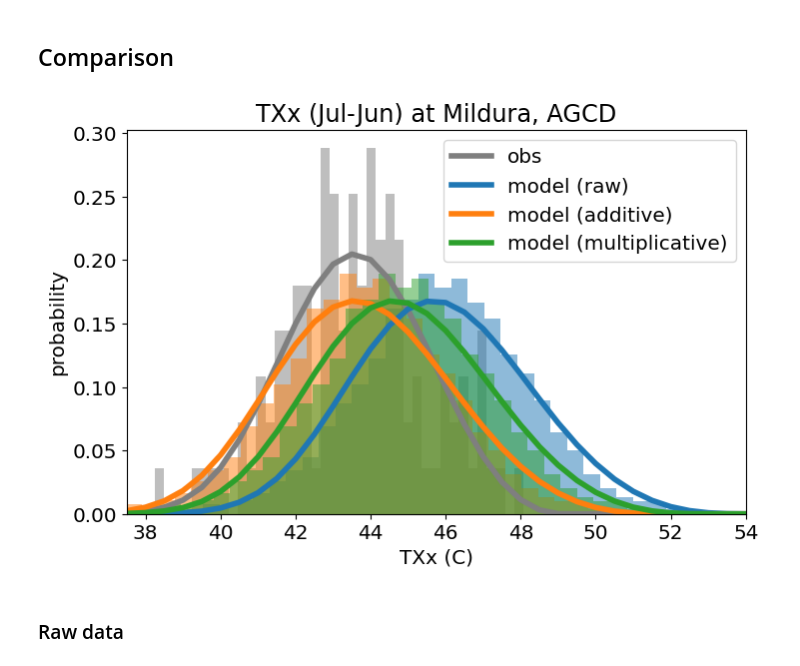
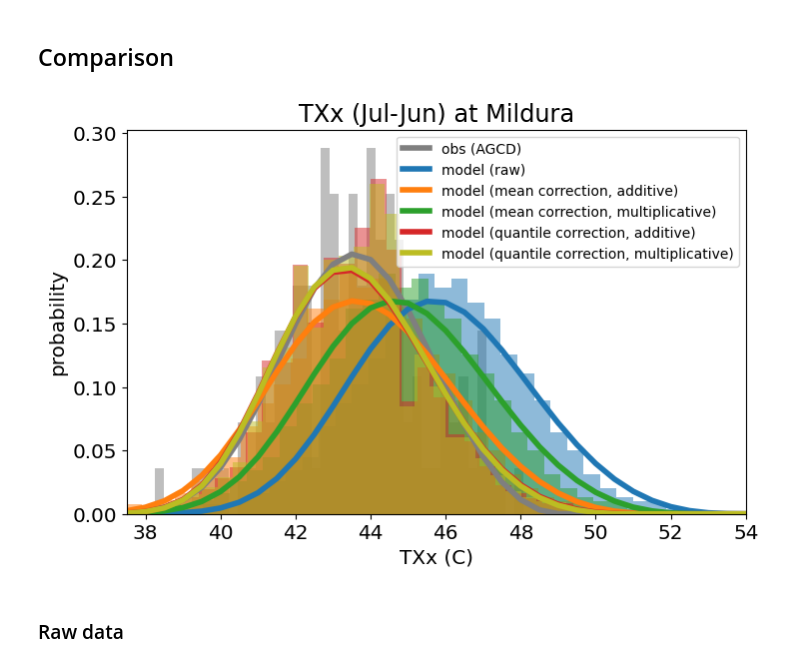
Before and after one commit to AusClimateService/unseen-projects, a Jupyter notebook: project-bias/scoping.ipynb, the cells around one changed output. Drawn from its saved outputs; the diff is of its cells as text; code cells hidden in the pictures.

Commit message:
Add quantile bias correction

```diff
--- a/project-bias/scoping.ipynb
+++ b/project-bias/scoping.ipynb
@@ -172,0 +220,5 @@ da_output = QDC.adjust(da_obs, interp='linear')
+# %%
+gev_shape_model_bc_quantile_add, gev_loc_model_bc_quantile_add, gev_scale_model_bc_quantile_add = eva.fit_gev(da_model_bc_quantile_add.values)
+print(f'Shape parameter: {gev_shape_model_bc_quantile_add:.2f}')
+print(f'Location parameter: {gev_loc_model_bc_quantile_add:.2f}')
+print(f'Scale parameter: {gev_scale_model_bc_quantile_add:.2f}')
@@ -172,0 +231,13 @@ da_output = QDC.adjust(da_obs, interp='linear')
+# %%
+af_mulc = vget_adjustment_factor(
+    da_model_stacked.values,
+    quantiles=da_model_q.values,
+    adjustment_factors=bias_quantile_mulc,
+)
+# %%
+da_model_bc_quantile_mulc = da_model_stacked / af_mulc
+# %%
+gev_shape_model_bc_quantile_mulc, gev_loc_model_bc_quantile_mulc, gev_scale_model_bc_quantile_mulc = eva.fit_gev(da_model_bc_quantile_mulc.values)
+print(f'Shape parameter: {gev_shape_model_bc_quantile_mulc:.2f}')
+print(f'Location parameter: {gev_loc_model_bc_quantile_mulc:.2f}')
+print(f'Scale parameter: {gev_scale_model_bc_quantile_mulc:.2f}')
@@ -175,31 +265,84 @@ da_output = QDC.adjust(da_obs, interp='linear')
 # %%
 fig, ax = plt.subplots(figsize=[8, 5])
 gev_xvals = np.arange(30, 65, 0.5)
 
 da_obs.plot.hist(bins=40, density=True, color='tab:gray', alpha=0.5)
 gev_pdf_obs = gev.pdf(gev_xvals, gev_shape_obs, gev_loc_obs, gev_scale_obs)
-plt.plot(gev_xvals, gev_pdf_obs, color='tab:gray', linewidth=4.0, label='obs')
+plt.plot(gev_xvals, gev_pdf_obs, color='tab:gray', linewidth=4.0, label='obs (AGCD)')
 
 da_model_stacked.plot.hist(bins=40, density=True, color='tab:blue', alpha=0.5)
 gev_pdf_model = gev.pdf(gev_xvals, gev_shape_model, gev_loc_model, gev_scale_model)
 plt.plot(gev_xvals, gev_pdf_model, color='tab:blue', linewidth=4.0, label='model (raw)')
 
 da_model_bc_mean_add_stacked.plot.hist(bins=40, density=True, color='tab:orange', alpha=0.5)
-gev_pdf_model_bc_mean_add = gev.pdf(gev_xvals, gev_shape_model_bc_mean_add, gev_loc_model_bc_mean_add, gev_scale_model_bc_mean_add)
-plt.plot(gev_xvals, gev_pdf_model_bc_mean_add, color='tab:orange', linewidth=4.0, label='model (additive)')
+gev_pdf_model_bc_mean_add = gev.pdf(
+    gev_xvals,
+    gev_shape_model_bc_mean_add,
+    gev_loc_model_bc_mean_add,
+    gev_scale_model_bc_mean_add
+)
+plt.plot(
+    gev_xvals,
+    gev_pdf_model_bc_mean_add,
+    color='tab:orange',
+    linewidth=4.0,
+    label='model (mean correction, additive)'
+)
 
 da_model_bc_mean_mulc_stacked.plot.hist(bins=40, density=True, color='tab:green', alpha=0.5)
-gev_pdf_model_bc_mean_mulc = gev.pdf(gev_xvals, gev_shape_model_bc_mean_mulc, gev_loc_model_bc_mean_mulc, gev_scale_model_bc_mean_mulc)
-plt.plot(gev_xvals, gev_pdf_model_bc_mean_mulc, color='tab:green', linewidth=4.0, label='model (multiplicative)')
+gev_pdf_model_bc_mean_mulc = gev.pdf(
+    gev_xvals,
+    gev_shape_model_bc_mean_mulc,
+    gev_loc_model_bc_mean_mulc,
+    gev_scale_model_bc_mean_mulc
+)
+plt.plot(
+    gev_xvals,
+    gev_pdf_model_bc_mean_mulc,
+    color='tab:green',
+    linewidth=4.0,
+    label='model (mean correction, multiplicative)'
+)
+
+da_model_bc_quantile_add.plot.hist(bins=40, density=True, color='tab:red', alpha=0.5)
+gev_pdf_model_bc_quantile_add = gev.pdf(
+    gev_xvals,
+    gev_shape_model_bc_quantile_add,
+    gev_loc_model_bc_quantile_add,
+    gev_scale_model_bc_quantile_add
+)
+plt.plot(
+    gev_xvals,
+    gev_pdf_model_bc_quantile_add,
+    color='tab:red',
+    linewidth=4.0,
+    label='model (quantile correction, additive)'
+)
+
+da_model_bc_quantile_mulc.plot.hist(bins=40, density=True, color='tab:olive', alpha=0.5)
+gev_pdf_model_bc_quantile_mulc = gev.pdf(
+    gev_xvals,
+    gev_shape_model_bc_quantile_mulc,
+    gev_loc_model_bc_quantile_mulc,
+    gev_scale_model_bc_quantile_mulc
+)
+plt.plot(
+    gev_xvals,
+    gev_pdf_model_bc_quantile_mulc,
+    color='tab:olive',
+    linewidth=4.0,
+    label='model (quantile correction, multiplicative)'
+)
 
 plt.xlabel('TXx (C)')
 plt.ylabel('probability')
-plt.title(f'TXx (Jul-Jun) at Mildura, AGCD')
+plt.title(f'TXx (Jul-Jun) at Mildura')
 plt.xlim(37.5, 54)
-plt.legend()
+plt.legend(fontsize='medium')
+plt.savefig('txx_mildura_gevs.png', bbox_inches='tight', facecolor='white')
 plt.show()
 # %% [output]
-[figure, old version]
+[figure, new version]
 # %% [markdown]
 ### Raw data
 # %%
```
Also changed, not shown: parts of 38 cells of this notebook.
